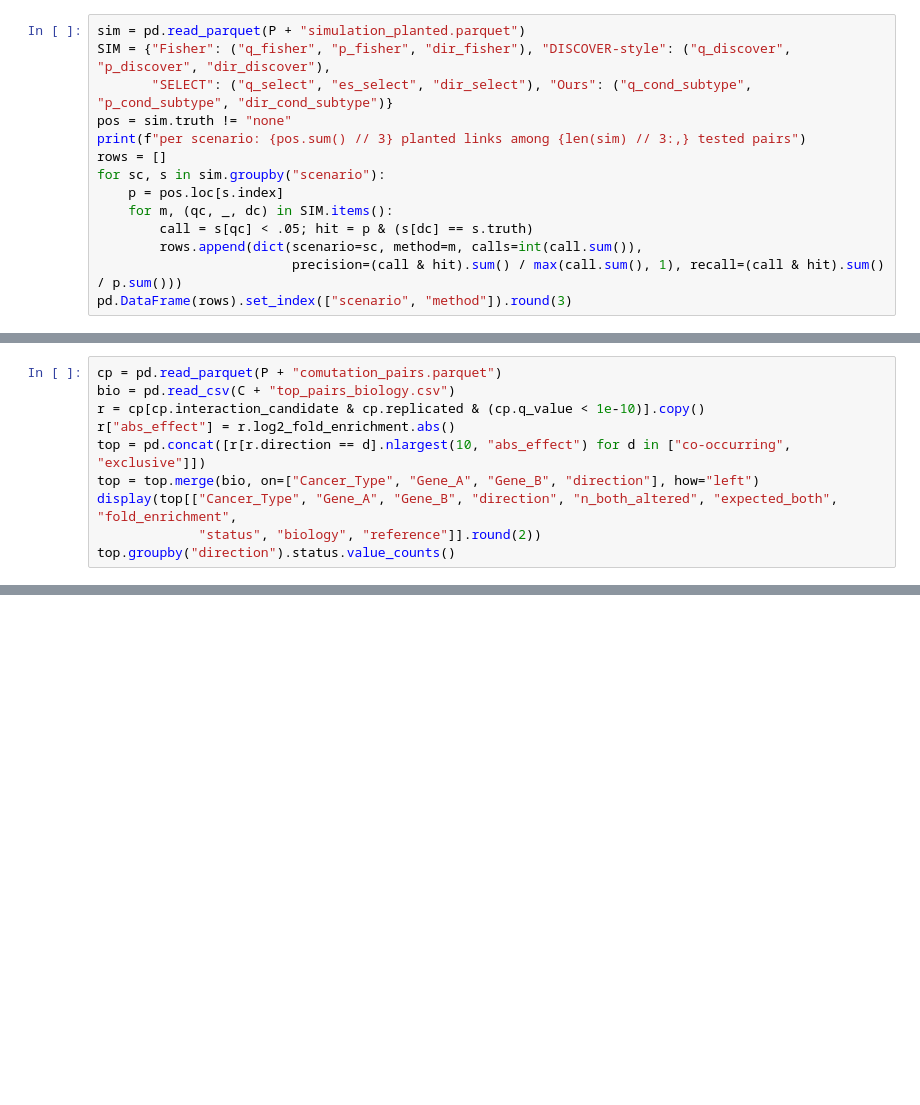
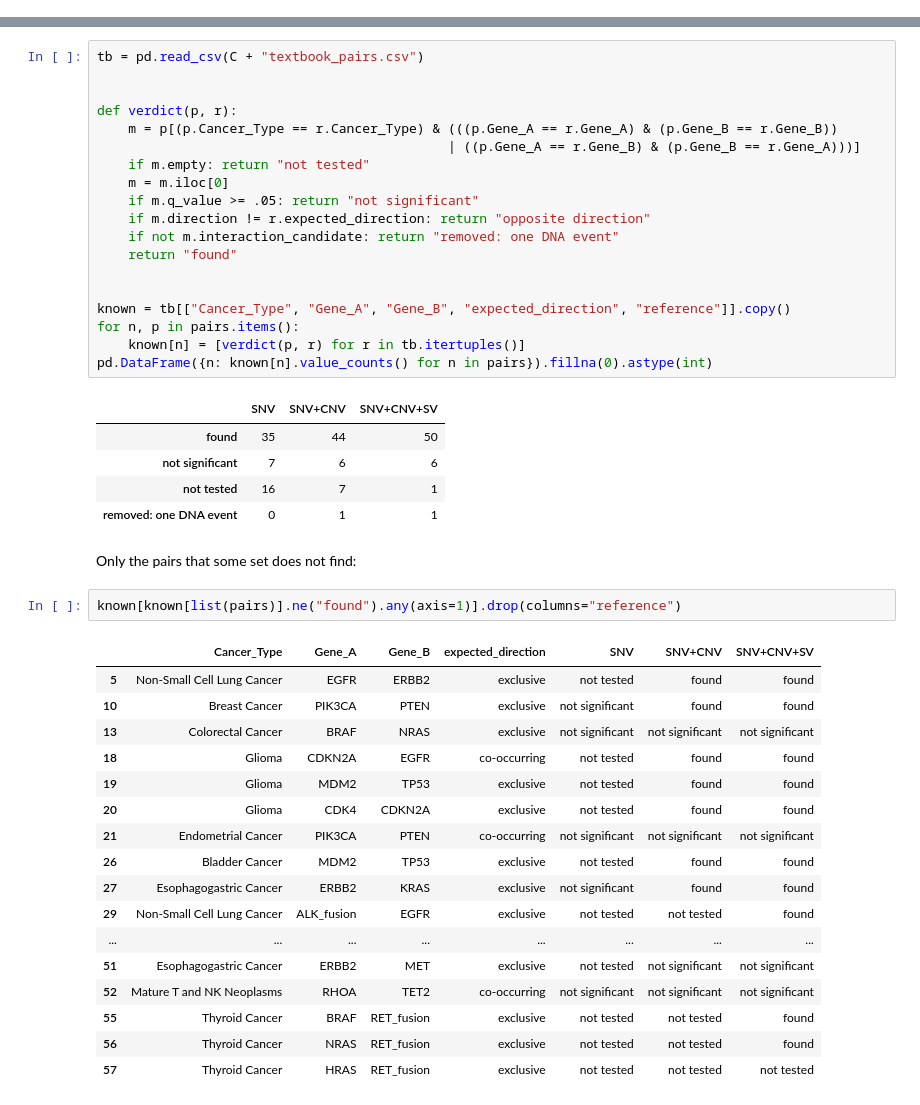
Before and after one commit to Wlimni/Learning-Cancer-Mutation-Landscapes-from-Large-Scale-Mutation-Testing-Data-fyp, a Jupyter notebook: notebooks/02b_phase2_validation.ipynb, the cells around one changed output, grey strips where cells are left out. Cells and saved outputs as stored; diff of their text form; blank space fills up the shorter version.

```diff
--- a/notebooks/02b_phase2_validation.ipynb
+++ b/notebooks/02b_phase2_validation.ipynb
@@ -218,14 +0,0 @@ called (q < 0.05) **in the right direction**; every other call is wrong.
-# %%
-sim = pd.read_parquet(P + "simulation_planted.parquet")
-SIM = {"Fisher": ("q_fisher", "p_fisher", "dir_fisher"), "DISCOVER-style": ("q_discover", "p_discover", "dir_discover"),
-       "SELECT": ("q_select", "es_select", "dir_select"), "Ours": ("q_cond_subtype", "p_cond_subtype", "dir_cond_subtype")}
-pos = sim.truth != "none"
-print(f"per scenario: {pos.sum() // 3} planted links among {len(sim) // 3:,} tested pairs")
-rows = []
-for sc, s in sim.groupby("scenario"):
-    p = pos.loc[s.index]
-    for m, (qc, _, dc) in SIM.items():
-        call = s[qc] < .05; hit = p & (s[dc] == s.truth)
-        rows.append(dict(scenario=sc, method=m, calls=int(call.sum()),
-                         precision=(call & hit).sum() / max(call.sum(), 1), recall=(call & hit).sum() / p.sum()))
-pd.DataFrame(rows).set_index(["scenario", "method"]).round(3)
@@ -377,10 +0,0 @@ direction, each checked against the literature (`data/curated/top_pairs_biology.
-# %%
-cp = pd.read_parquet(P + "comutation_pairs.parquet")
-bio = pd.read_csv(C + "top_pairs_biology.csv")
-r = cp[cp.interaction_candidate & cp.replicated & (cp.q_value < 1e-10)].copy()
-r["abs_effect"] = r.log2_fold_enrichment.abs()
-top = pd.concat([r[r.direction == d].nlargest(10, "abs_effect") for d in ["co-occurring", "exclusive"]])
-top = top.merge(bio, on=["Cancer_Type", "Gene_A", "Gene_B", "direction"], how="left")
-display(top[["Cancer_Type", "Gene_A", "Gene_B", "direction", "n_both_altered", "expected_both", "fold_enrichment",
-             "status", "biology", "reference"]].round(2))
-top.groupby("direction").status.value_counts()
@@ -493,0 +48,47 @@ c.assign(same_direction=same, significant_same_direction=same & (c.tcga_p < .05)
+# %%
+tb = pd.read_csv(C + "textbook_pairs.csv")
+
+
+def verdict(p, r):
+    m = p[(p.Cancer_Type == r.Cancer_Type) & (((p.Gene_A == r.Gene_A) & (p.Gene_B == r.Gene_B))
+                                             | ((p.Gene_A == r.Gene_B) & (p.Gene_B == r.Gene_A)))]
+    if m.empty: return "not tested"
+    m = m.iloc[0]
+    if m.q_value >= .05: return "not significant"
+    if m.direction != r.expected_direction: return "opposite direction"
+    if not m.interaction_candidate: return "removed: one DNA event"
+    return "found"
+
+
+known = tb[["Cancer_Type", "Gene_A", "Gene_B", "expected_direction", "reference"]].copy()
+for n, p in pairs.items():
+    known[n] = [verdict(p, r) for r in tb.itertuples()]
+pd.DataFrame({n: known[n].value_counts() for n in pairs}).fillna(0).astype(int)
+# %% [output]
+|  | SNV | SNV+CNV | SNV+CNV+SV |
+| found | 35 | 44 | 50 |
+| not significant | 7 | 6 | 6 |
+| not tested | 16 | 7 | 1 |
+| removed: one DNA event | 0 | 1 | 1 |
+# %% [markdown]
+Only the pairs that some set does not find:
+# %%
+known[known[list(pairs)].ne("found").any(axis=1)].drop(columns="reference")
+# %% [output]
+|  | Cancer_Type | Gene_A | Gene_B | expected_direction | SNV | SNV+CNV | SNV+CNV+SV |
+| 5 | Non-Small Cell Lung Cancer | EGFR | ERBB2 | exclusive | not tested | found | found |
+| 10 | Breast Cancer | PIK3CA | PTEN | exclusive | not significant | found | found |
+| 13 | Colorectal Cancer | BRAF | NRAS | exclusive | not significant | not significant | not significant |
+| 18 | Glioma | CDKN2A | EGFR | co-occurring | not tested | found | found |
+| 19 | Glioma | MDM2 | TP53 | exclusive | not tested | found | found |
+| 20 | Glioma | CDK4 | CDKN2A | exclusive | not tested | found | found |
+| 21 | Endometrial Cancer | PIK3CA | PTEN | co-occurring | not significant | not significant | not significant |
+| 26 | Bladder Cancer | MDM2 | TP53 | exclusive | not tested | found | found |
+| 27 | Esophagogastric Cancer | ERBB2 | KRAS | exclusive | not significant | found | found |
+| 29 | Non-Small Cell Lung Cancer | ALK_fusion | EGFR | exclusive | not tested | not tested | found |
+| ... | ... | ... | ... | ... | ... | ... | ... |
+| 51 | Esophagogastric Cancer | ERBB2 | MET | exclusive | not tested | not significant | not significant |
+| 52 | Mature T and NK Neoplasms | RHOA | TET2 | co-occurring | not significant | not significant | not significant |
+| 55 | Thyroid Cancer | BRAF | RET_fusion | exclusive | not tested | not tested | found |
+| 56 | Thyroid Cancer | NRAS | RET_fusion | exclusive | not tested | not tested | found |
+| 57 | Thyroid Cancer | HRAS | RET_fusion | exclusive | not tested | not tested | not tested |
```
Also changed, not shown: parts of 51 cells of this notebook, 14 other files.
